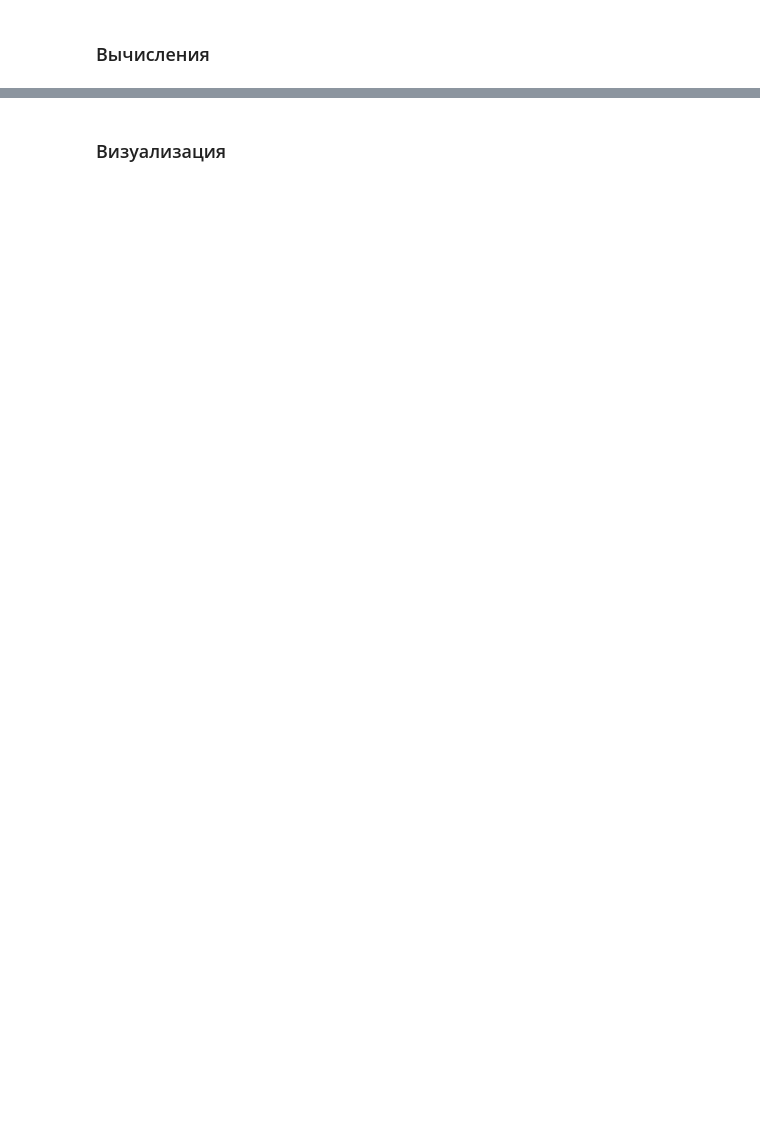
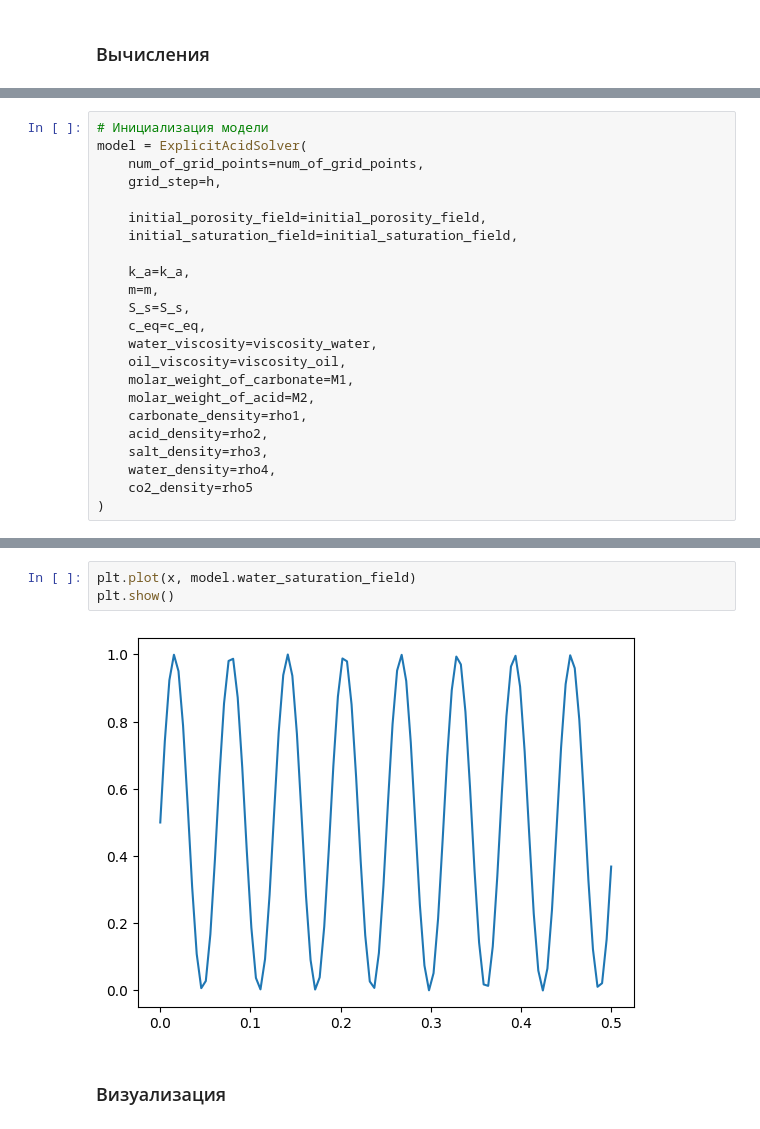
Before and after one commit to lnrSmglln/Carbonate-Acidizing-Modeling, a Jupyter notebook: 2phase/reaction with porous medium.ipynb, the cells around one changed output, grey strips where cells are left out. Cells and saved outputs as stored; diff of their text form; blank space fills up the shorter version.

```diff
--- a/2phase/reaction with porous medium.ipynb
+++ b/2phase/reaction with porous medium.ipynb
@@ -508,0 +451,23 @@ calculate(num_of_time_points, tau, num_of_grid_points, h, phi, S, conc2, conc3,
+# %%
+# Инициализация модели
+model = ExplicitAcidSolver(
+    num_of_grid_points=num_of_grid_points,
+    grid_step=h,
+
+    initial_porosity_field=initial_porosity_field,
+    initial_saturation_field=initial_saturation_field,
+
+    k_a=k_a,
+    m=m,
+    S_s=S_s,
+    c_eq=c_eq,
+    water_viscosity=viscosity_water,
+    oil_viscosity=viscosity_oil,
+    molar_weight_of_carbonate=M1,
+    molar_weight_of_acid=M2,
+    carbonate_density=rho1,
+    acid_density=rho2,
+    salt_density=rho3,
+    water_density=rho4,
+    co2_density=rho5
+)
@@ -509,3 +494,8 @@ calculate(num_of_time_points, tau, num_of_grid_points, h, phi, S, conc2, conc3,
+# %%
+plt.plot(x, model.water_saturation_field)
+plt.show()
+# %% [output]
+[figure, added]
 # %% [markdown]
 ### Визуализация
 # %%
```
Also changed, not shown: parts of 9 cells of this notebook, 1 other file.
